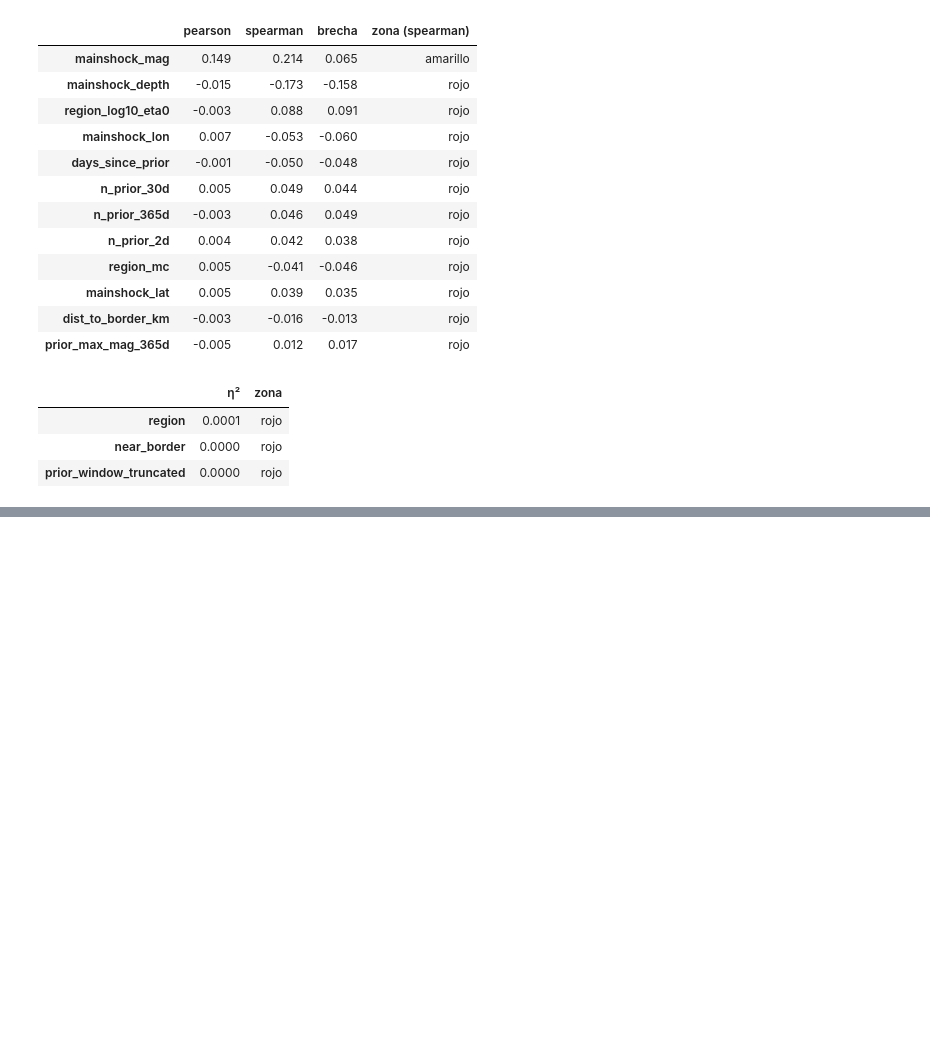
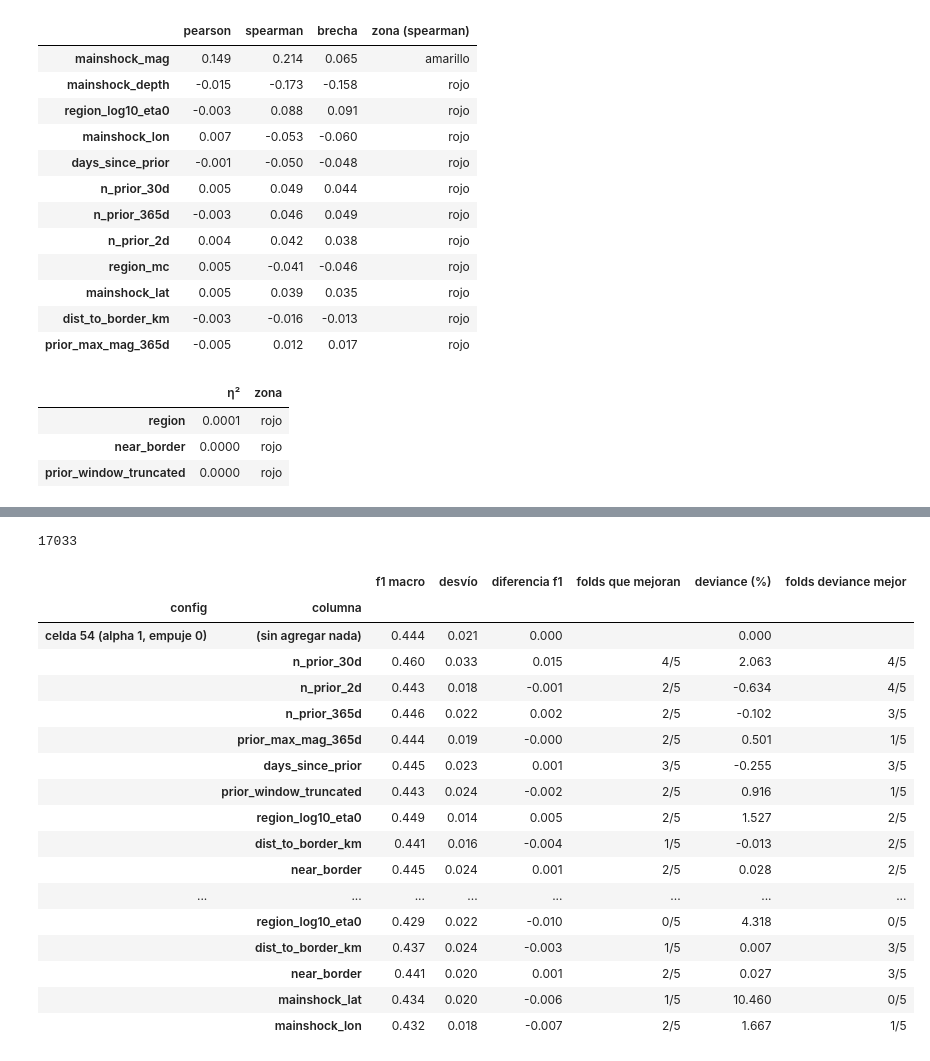
Before and after one commit to ElPacho21/Sismia, a Jupyter notebook: notebooks/Análisis Exploratorio (dataset final).ipynb, the cells around one changed output, grey strips where cells are left out. Drawn from its saved outputs; the diff is of its cells as text; code cells hidden in the pictures; blank space fills up the shorter version.

```diff
--- a/notebooks/Análisis Exploratorio (dataset final).ipynb
+++ b/notebooks/Análisis Exploratorio (dataset final).ipynb
@@ -460,0 +482,21 @@ f1 macro por más que el desvío. La latitud y la longitud se habían descartado
+# %%
+import sys
+import warnings
+sys.path.insert(0, "..")                        # el modelo de la Entrega 3 tal cual (referencia_sklearn.py, en la raíz)
+from referencia_sklearn import PoissonIntervalos, a_intervalo
+from palette import CLASES
+from sklearn.base import BaseEstimator, TransformerMixin
+from sklearn.metrics import f1_score, mean_poisson_deviance
+from sklearn.model_selection import TimeSeriesSplit
+from sklearn.pipeline import Pipeline
+from sklearn.preprocessing import StandardScaler
+warnings.filterwarnings("ignore")
+
+# la misma partición del modelo: orden cronológico, el 80 % más viejo entrena
+orden = df.sort_values("mainshock_time").reset_index(drop=True)
+tr = orden.iloc[:int(len(orden) * 0.8)].reset_index(drop=True)
+y_tr = tr["n_aftershocks"]
+cv = list(TimeSeriesSplit(n_splits=5).split(tr))
+len(tr)
+# %% [output]
+17033
@@ -460,0 +548,37 @@ f1 macro por más que el desvío. La latitud y la longitud se habían descartado
+# %%
+NUEVAS = ["n_prior_2d", "n_prior_365d", "prior_max_mag_365d", "days_since_prior", "prior_window_truncated",
+          "region_log10_eta0", "dist_to_border_km", "near_border", "mainshock_lat", "mainshock_lon"]
+CONFIGS = {"celda 54 (alpha 1, empuje 0)": (1.0, 0.0), "elegido (alpha 0,001, empuje 0,4)": (0.001, 0.4)}
+
+filas = []
+for config, (alpha, empuje) in CONFIGS.items():
+    f1_base, dev_base = validar([], alpha, empuje)
+    filas.append({"config": config, "columna": "(sin agregar nada)", "f1 macro": f1_base.mean(), "desvío": f1_base.std(),
+                  "diferencia f1": 0.0, "folds que mejoran": "", "deviance (%)": 0.0, "folds deviance mejor": ""})
+    for c in ["n_prior_30d"] + NUEVAS:
+        f1, dev = validar([c], alpha, empuje)
+        filas.append({"config": config, "columna": c, "f1 macro": f1.mean(), "desvío": f1.std(),
+                      "diferencia f1": (f1 - f1_base).mean(), "folds que mejoran": f"{(f1 > f1_base).sum()}/5",
+                      "deviance (%)": ((dev - dev_base) / dev_base).mean() * 100,
+                      "folds deviance mejor": f"{(dev < dev_base).sum()}/5"})
+probadas = pd.DataFrame(filas).set_index(["config", "columna"])
+probadas.round(3)
+# %% [output]
+|  |  | f1 macro | desvío | diferencia f1 | folds que mejoran | deviance (%) | folds deviance mejor |
+| config | columna |  |  |  |  |  |  |
+| celda 54 (alpha 1, empuje 0) | (sin agregar nada) | 0.444 | 0.021 | 0.000 |  | 0.000 |  |
+|  | n_prior_30d | 0.460 | 0.033 | 0.015 | 4/5 | 2.063 | 4/5 |
+|  | n_prior_2d | 0.443 | 0.018 | -0.001 | 2/5 | -0.634 | 4/5 |
+|  | n_prior_365d | 0.446 | 0.022 | 0.002 | 2/5 | -0.102 | 3/5 |
+|  | prior_max_mag_365d | 0.444 | 0.019 | -0.000 | 2/5 | 0.501 | 1/5 |
+|  | days_since_prior | 0.445 | 0.023 | 0.001 | 3/5 | -0.255 | 3/5 |
+|  | prior_window_truncated | 0.443 | 0.024 | -0.002 | 2/5 | 0.916 | 1/5 |
+|  | region_log10_eta0 | 0.449 | 0.014 | 0.005 | 2/5 | 1.527 | 2/5 |
+|  | dist_to_border_km | 0.441 | 0.016 | -0.004 | 1/5 | -0.013 | 2/5 |
+|  | near_border | 0.445 | 0.024 | 0.001 | 2/5 | 0.028 | 2/5 |
+| ... | ... | ... | ... | ... | ... | ... | ... |
+|  | region_log10_eta0 | 0.429 | 0.022 | -0.010 | 0/5 | 4.318 | 0/5 |
+|  | dist_to_border_km | 0.437 | 0.024 | -0.003 | 1/5 | 0.007 | 3/5 |
+|  | near_border | 0.441 | 0.020 | 0.001 | 2/5 | 0.027 | 3/5 |
+|  | mainshock_lat | 0.434 | 0.020 | -0.006 | 1/5 | 10.460 | 0/5 |
+|  | mainshock_lon | 0.432 | 0.018 | -0.007 | 2/5 | 1.667 | 1/5 |
```
Also changed, not shown: parts of 8 cells of this notebook, 14 other files.
